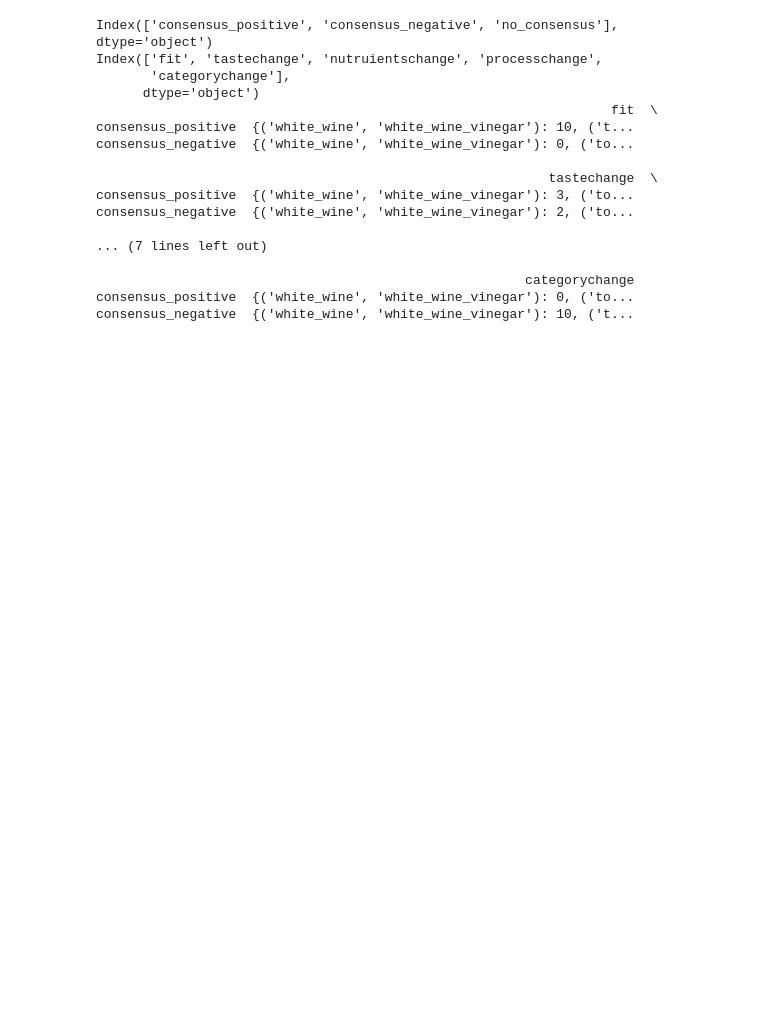
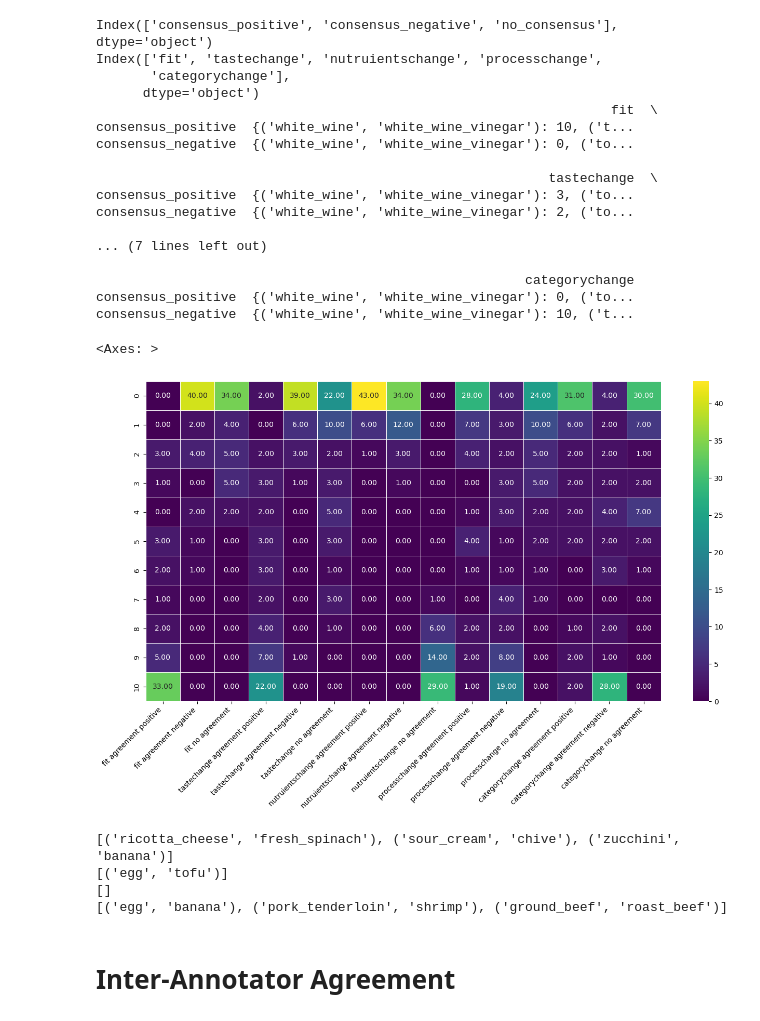
Before and after one commit to DavidSchimmel/statistical_ingredient_substitutions, a Jupyter notebook: survey_results_stats.ipynb, the cells around one changed output. Saved outputs shown, nothing was run; the diff lists cells and outputs as text; code cells hidden in the pictures; blank space fills up the shorter version.

```diff
--- a/survey_results_stats.ipynb
+++ b/survey_results_stats.ipynb
@@ -376,3 +428,55 @@ consensus_negative  {('white_wine', 'white_wine_vinegar'): 2, ('to...
                                                        categorychange
 consensus_positive  {('white_wine', 'white_wine_vinegar'): 0, ('to...
 consensus_negative  {('white_wine', 'white_wine_vinegar'): 10, ('t...
+# %%
+answer_counts_per_sub_tuple_flattened = {}
+for tuple, answer_counts in list(answer_counts_per_sub_tuple.items()):
+  answer_counts_per_sub_tuple_flattened[tuple] = {}
+  for question, answer in list(answer_counts.items()):
+    for answer_type, value in list(answer.items()):
+      key = "" + question + "_" + answer_type
+      answer_counts_per_sub_tuple_flattened[tuple][key] = value
+# %%
+tuples_per_answer = {'fit_consensus_positive': {0: [], 1: [], 2: [], 3: [], 4: [], 5: [], 6: [], 7: [], 8: [], 9: [], 10: []},
+  'fit_consensus_negative': {0: [], 1: [], 2: [], 3: [], 4: [], 5: [], 6: [], 7: [], 8: [], 9: [], 10: []},
+  'fit_no_consensus': {0: [], 1: [], 2: [], 3: [], 4: [], 5: [], 6: [], 7: [], 8: [], 9: [], 10 : []},
+  'tastechange_consensus_positive': {0: [], 1: [], 2: [], 3: [], 4: [], 5: [], 6: [], 7: [], 8: [], 9: [], 10: []},
+  'tastechange_consensus_negative': {0: [], 1: [], 2: [], 3: [], 4: [], 5: [], 6: [], 7: [], 8: [], 9: [], 10: []},
+  'tastechange_no_consensus': {0: [], 1: [], 2: [], 3: [], 4: [], 5: [], 6: [], 7: [], 8: [], 9: [], 10: []},
+  'nutruientschange_consensus_positive': {0: [], 1: [], 2: [], 3: [], 4: [], 5: [], 6: [], 7: [], 8: [], 9: [], 10: []},
+  'nutruientschange_consensus_negative': {0: [], 1: [], 2: [], 3: [], 4: [], 5: [], 6: [], 7: [], 8: [], 9: [], 10: []},
+  'nutruientschange_no_consensus': {0: [], 1: [], 2: [], 3: [], 4: [], 5: [], 6: [], 7: [], 8: [], 9: [], 10: []},
+  'processchange_consensus_positive': {0: [], 1: [], 2: [], 3: [], 4: [], 5: [], 6: [], 7: [], 8: [], 9: [], 10: []},
+  'processchange_consensus_negative': {0: [], 1: [], 2: [], 3: [], 4: [], 5: [], 6: [], 7: [], 8: [], 9: [], 10: []},
+  'processchange_no_consensus': {0: [], 1: [], 2: [], 3: [], 4: [], 5: [], 6: [], 7: [], 8: [], 9: [], 10: []},
+  'categorychange_consensus_positive': {0: [], 1: [], 2: [], 3: [], 4: [], 5: [], 6: [], 7: [], 8: [], 9: [], 10: []},
+  'categorychange_consensus_negative': {0: [], 1: [], 2: [], 3: [], 4: [], 5: [], 6: [], 7: [], 8: [], 9: [], 10: []},
+  'categorychange_no_consensus': {0: [], 1: [], 2: [], 3: [], 4: [], 5: [], 6: [], 7: [], 8: [], 9: [], 10: []}}
+
+for tuple, answer in list(answer_counts_per_sub_tuple_flattened.items()):
+    for key, value in list(answer.items()):
+        tuples_per_answer[key][value].append(tuple)
+# %%
+tuple_cnt_per_answer = {answer: {cnt: len(tuples) for cnt, tuples in list(tuples_per_cnt.items())} for answer, tuples_per_cnt in list(tuples_per_answer.items())}
+df_tuples_per_answer = pd.DataFrame(tuple_cnt_per_answer)
+plt.figure(figsize=(16, 8))
+heatmap = sns.heatmap(df_tuples_per_answer, cmap='viridis', annot=True, fmt='.2f', linewidths=.5)
+
+heatmap.set_xticklabels([label.replace("_", " ").replace("consensus", "agreement") for label in list(tuple_cnt_per_answer.keys())])
+heatmap.set_xticklabels(heatmap.get_xticklabels(), rotation=45, ha='right')
+heatmap
+# %% [output]
+<Axes: >
+[figure, added]
+# %%
+print(tuples_per_answer['fit_consensus_positive'][2])
+print(tuples_per_answer['fit_consensus_positive'][3])
+print(tuples_per_answer['fit_consensus_positive'][4])
+print(tuples_per_answer['fit_consensus_positive'][5])
+# %% [output]
+[('ricotta_cheese', 'fresh_spinach'), ('sour_cream', 'chive'), ('zucchini', 'banana')]
+[('egg', 'tofu')]
+[]
+[('egg', 'banana'), ('pork_tenderloin', 'shrimp'), ('ground_beef', 'roast_beef')]
+# %% [markdown]
+# Inter-Annotator Agreement
```
Also changed, not shown: parts of 5 cells of this notebook.
